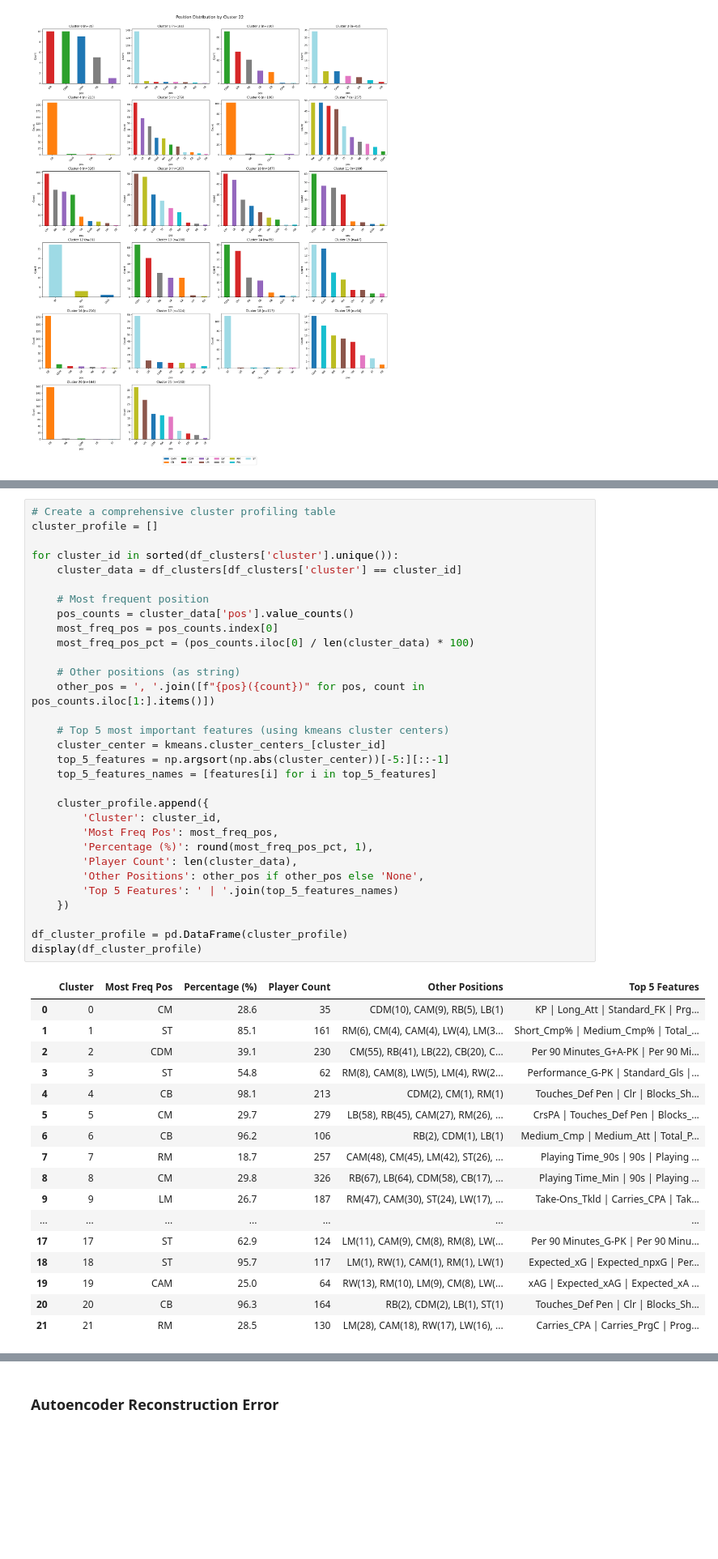
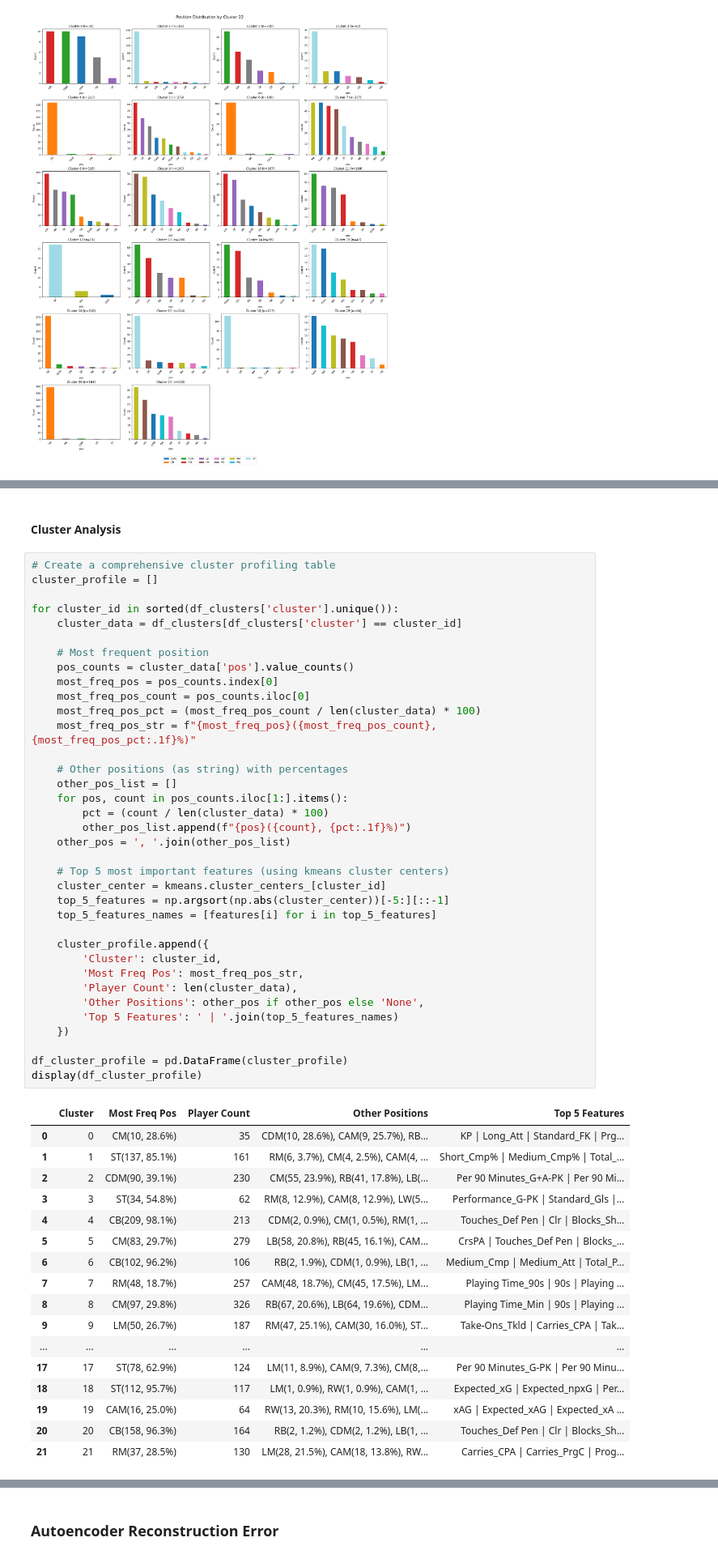
Before and after one commit to andreamurari/DataDriven_Soccer_Scouting, a Jupyter notebook: DataDriven_Soccer_Scouting.ipynb, the cells around one changed output, grey strips where cells are left out. Shown at 81% size. Saved outputs shown, nothing was run; the diff lists cells and outputs as text; blank space fills up the shorter version.

Commit message:
Cluster 0, 1, 2, 3 Analysis

```diff
--- a/DataDriven_Soccer_Scouting.ipynb
+++ b/DataDriven_Soccer_Scouting.ipynb
@@ -952,52 +952,59 @@ Found 1703 players with an atypical tactical profile compared to their nominal r
 | 3390 | ITA-Serie A | 2022 - 2023 | Udinese | Rodrigo Becão | BRA | 26 | 1996 | Right | CB | 20 | ... |
 | 3391 | ITA-Serie A | 2022 - 2023 | Udinese | Sandi Lovrić | SVN | 24 | 1998 | Right | CM | 10 | ... |
 3392 rows × 11 columns
+# %% [markdown]
+#### Cluster Analysis
 # %%
 # Create a comprehensive cluster profiling table
 cluster_profile = []
 
 for cluster_id in sorted(df_clusters['cluster'].unique()):
     cluster_data = df_clusters[df_clusters['cluster'] == cluster_id]
 
     # Most frequent position
     pos_counts = cluster_data['pos'].value_counts()
     most_freq_pos = pos_counts.index[0]
-    most_freq_pos_pct = (pos_counts.iloc[0] / len(cluster_data) * 100)
+    most_freq_pos_count = pos_counts.iloc[0]
+    most_freq_pos_pct = (most_freq_pos_count / len(cluster_data) * 100)
+    most_freq_pos_str = f"{most_freq_pos}({most_freq_pos_count}, {most_freq_pos_pct:.1f}%)"
 
-    # Other positions (as string)
-    other_pos = ', '.join([f"{pos}({count})" for pos, count in pos_counts.iloc[1:].items()])
+    # Other positions (as string) with percentages
+    other_pos_list = []
+    for pos, count in pos_counts.iloc[1:].items():
+        pct = (count / len(cluster_data) * 100)
+        other_pos_list.append(f"{pos}({count}, {pct:.1f}%)")
+    other_pos = ', '.join(other_pos_list)
 
     # Top 5 most important features (using kmeans cluster centers)
     cluster_center = kmeans.cluster_centers_[cluster_id]
     top_5_features = np.argsort(np.abs(cluster_center))[-5:][::-1]
     top_5_features_names = [features[i] for i in top_5_features]
 
     cluster_profile.append({
         'Cluster': cluster_id,
-        'Most Freq Pos': most_freq_pos,
-        'Percentage (%)': round(most_freq_pos_pct, 1),
+        'Most Freq Pos': most_freq_pos_str,
         'Player Count': len(cluster_data),
         'Other Positions': other_pos if other_pos else 'None',
         'Top 5 Features': ' | '.join(top_5_features_names)
     })
 
 df_cluster_profile = pd.DataFrame(cluster_profile)
 display(df_cluster_profile)
 # %% [output]
-|  | Cluster | Most Freq Pos | Percentage (%) | Player Count | Other Positions | Top 5 Features |
-| 0 | 0 | CM | 28.6 | 35 | CDM(10), CAM(9), RB(5), LB(1) | KP | Long_Att | Standard_FK | Prg... |
-| 1 | 1 | ST | 85.1 | 161 | RM(6), CM(4), CAM(4), LW(4), LM(3... | Short_Cmp% | Medium_Cmp% | Total_... |
-| 2 | 2 | CDM | 39.1 | 230 | CM(55), RB(41), LB(22), CB(20), C... | Per 90 Minutes_G+A-PK | Per 90 Mi... |
-| 3 | 3 | ST | 54.8 | 62 | RM(8), CAM(8), LW(5), LM(4), RW(2... | Performance_G-PK | Standard_Gls |... |
-| 4 | 4 | CB | 98.1 | 213 | CDM(2), CM(1), RM(1) | Touches_Def Pen | Clr | Blocks_Sh... |
-| 5 | 5 | CM | 29.7 | 279 | LB(58), RB(45), CAM(27), RM(26), ... | CrsPA | Touches_Def Pen | Blocks_... |
-| 6 | 6 | CB | 96.2 | 106 | RB(2), CDM(1), LB(1) | Medium_Cmp | Medium_Att | Total_P... |
-| 7 | 7 | RM | 18.7 | 257 | CAM(48), CM(45), LM(42), ST(26), ... | Playing Time_90s | 90s | Playing ... |
-| 8 | 8 | CM | 29.8 | 326 | RB(67), LB(64), CDM(58), CB(17), ... | Playing Time_Min | 90s | Playing ... |
-| 9 | 9 | LM | 26.7 | 187 | RM(47), CAM(30), ST(24), LW(17), ... | Take-Ons_Tkld | Carries_CPA | Tak... |
-| ... | ... | ... | ... | ... | ... | ... |
-| 17 | 17 | ST | 62.9 | 124 | LM(11), CAM(9), CM(8), RM(8), LW(... | Per 90 Minutes_G-PK | Per 90 Minu... |
-| 18 | 18 | ST | 95.7 | 117 | LM(1), RW(1), CAM(1), RM(1), LW(1) | Expected_xG | Expected_npxG | Per... |
-| 19 | 19 | CAM | 25.0 | 64 | RW(13), RM(10), LM(9), CM(8), LW(... | xAG | Expected_xAG | Expected_xA ... |
-| 20 | 20 | CB | 96.3 | 164 | RB(2), CDM(2), LB(1), ST(1) | Touches_Def Pen | Clr | Blocks_Sh... |
-| 21 | 21 | RM | 28.5 | 130 | LM(28), CAM(18), RW(17), LW(16), ... | Carries_CPA | Carries_PrgC | Prog... |
+|  | Cluster | Most Freq Pos | Player Count | Other Positions | Top 5 Features |
+| 0 | 0 | CM(10, 28.6%) | 35 | CDM(10, 28.6%), CAM(9, 25.7%), RB... | KP | Long_Att | Standard_FK | Prg... |
+| 1 | 1 | ST(137, 85.1%) | 161 | RM(6, 3.7%), CM(4, 2.5%), CAM(4, ... | Short_Cmp% | Medium_Cmp% | Total_... |
+| 2 | 2 | CDM(90, 39.1%) | 230 | CM(55, 23.9%), RB(41, 17.8%), LB(... | Per 90 Minutes_G+A-PK | Per 90 Mi... |
+| 3 | 3 | ST(34, 54.8%) | 62 | RM(8, 12.9%), CAM(8, 12.9%), LW(5... | Performance_G-PK | Standard_Gls |... |
+| 4 | 4 | CB(209, 98.1%) | 213 | CDM(2, 0.9%), CM(1, 0.5%), RM(1, ... | Touches_Def Pen | Clr | Blocks_Sh... |
+| 5 | 5 | CM(83, 29.7%) | 279 | LB(58, 20.8%), RB(45, 16.1%), CAM... | CrsPA | Touches_Def Pen | Blocks_... |
+| 6 | 6 | CB(102, 96.2%) | 106 | RB(2, 1.9%), CDM(1, 0.9%), LB(1, ... | Medium_Cmp | Medium_Att | Total_P... |
+| 7 | 7 | RM(48, 18.7%) | 257 | CAM(48, 18.7%), CM(45, 17.5%), LM... | Playing Time_90s | 90s | Playing ... |
+| 8 | 8 | CM(97, 29.8%) | 326 | RB(67, 20.6%), LB(64, 19.6%), CDM... | Playing Time_Min | 90s | Playing ... |
+| 9 | 9 | LM(50, 26.7%) | 187 | RM(47, 25.1%), CAM(30, 16.0%), ST... | Take-Ons_Tkld | Carries_CPA | Tak... |
+| ... | ... | ... | ... | ... | ... |
+| 17 | 17 | ST(78, 62.9%) | 124 | LM(11, 8.9%), CAM(9, 7.3%), CM(8,... | Per 90 Minutes_G-PK | Per 90 Minu... |
+| 18 | 18 | ST(112, 95.7%) | 117 | LM(1, 0.9%), RW(1, 0.9%), CAM(1, ... | Expected_xG | Expected_npxG | Per... |
+| 19 | 19 | CAM(16, 25.0%) | 64 | RW(13, 20.3%), RM(10, 15.6%), LM(... | xAG | Expected_xAG | Expected_xA ... |
+| 20 | 20 | CB(158, 96.3%) | 164 | RB(2, 1.2%), CDM(2, 1.2%), LB(1, ... | Touches_Def Pen | Clr | Blocks_Sh... |
+| 21 | 21 | RM(37, 28.5%) | 130 | LM(28, 21.5%), CAM(18, 13.8%), RW... | Carries_CPA | Carries_PrgC | Prog... |
```
Also changed, not shown: parts of 9 cells of this notebook.
